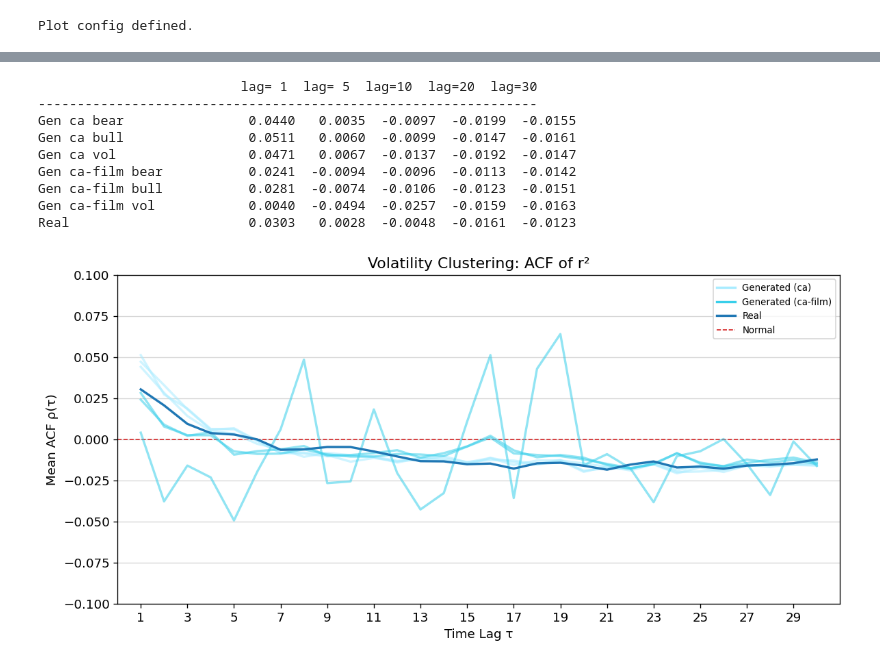
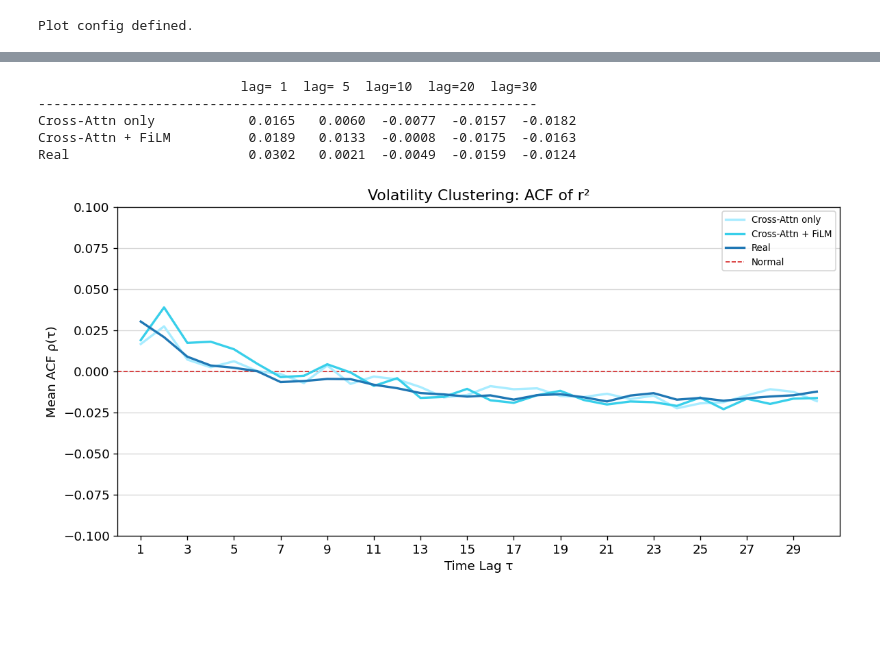
Before and after one commit to AHHHHHH0-0/Extending-CoFinDiff, a Jupyter notebook: notebooks/eval/stylized_facts.ipynb, the cells around one changed output, grey strips where cells are left out. Saved outputs shown, nothing was run; the diff lists cells and outputs as text; code cells hidden in the pictures; blank space fills up the shorter version.

```diff
--- a/notebooks/eval/stylized_facts.ipynb
+++ b/notebooks/eval/stylized_facts.ipynb
@@ -212,29 +193,31 @@ Normal (ref)                 -1.6449      1.6449      3.2897
 
 x_grid = np.linspace(-6, 6, 500)
 
-# KDE curves
-kde_gen = {
-    (model, cond_key): gaussian_kde(flat_gen[(model, cond_key)], bw_method='scott')(x_grid)
-    for model, cond_key in gen_keys
-}
-kde_real = gaussian_kde(flat_real, bw_method='scott')(x_grid)
+# KDE curves (pooled per model)
+kde_gen = {}
+for model in MODEL_ORDER:
+    gen = flat_gen[model]
+    gen = (gen - gen.mean()) / gen.std()
+    kde_gen[model] = gaussian_kde(gen, bw_method='scott')(x_grid)
+real = (flat_real - flat_real.mean()) / flat_real.std()
+kde_real = gaussian_kde(real, bw_method='scott')(x_grid)
 pdf_norm = norm.pdf(x_grid)
 
 # Plot
 fig, axes = plt.subplots(1, 2, figsize=(10, 5), sharey=False)
 for ax, yscale in zip(axes, ['linear', 'log']):
     # Generated
-    for model, cond_key in gen_keys:
+    for model in MODEL_ORDER:
         color = C_GEN_CA if model == 'ca' else C_GEN_CAFILM
-        ax.plot(x_grid, kde_gen[(model, cond_key)], color=color, lw=2, alpha=0.55)
+        ax.plot(x_grid, kde_gen[model], color=color, lw=2)
     # Real
     ax.plot(x_grid, kde_real, color=C_REAL, lw=2)
     # Normal
     ax.plot(x_grid, pdf_norm, color=C_NORMAL, linestyle='--', linewidth=1.0)
 
     # Legend
-    generated_ca_handle = Line2D([0], [0], color=C_GEN_CA, lw=2, label='Generated (ca)')
-    generated_cafilm_handle = Line2D([0], [0], color=C_GEN_CAFILM, lw=2, label='Generated (ca-film)')
+    generated_ca_handle = Line2D([0], [0], color=C_GEN_CA, lw=2, label=MODEL_LABELS['ca'])
+    generated_cafilm_handle = Line2D([0], [0], color=C_GEN_CAFILM, lw=2, label=MODEL_LABELS['ca-film'])
     real_handle = Line2D([0], [0], color=C_REAL, lw=2, label='Real')
     normal_handle = Line2D([0], [0], color=C_NORMAL, linestyle='--', linewidth=1.0, label='Normal')
 
@@ -266,8 +249,8 @@ TABLE_LAGS = [1, 5, 10, 20, 30]
 
 # ACF values
 acf_gen_tbl = {
-    (model, cond_key): acf_squared(gen_data[model][cond_key]['samples'], TABLE_LAGS)
-    for model, cond_key in gen_keys
+    model: acf_squared(gen_data[model], TABLE_LAGS)
+    for model in MODEL_ORDER
 }
 acf_real_tbl = acf_squared(real_np, TABLE_LAGS)
 
@@ -275,9 +258,9 @@ acf_real_tbl = acf_squared(real_np, TABLE_LAGS)
 header = f"{'':24s}" + "".join(f"  lag={l:>2d}" for l in TABLE_LAGS)
 print(header)
 print("-" * len(header))
-for model, cond_key in gen_keys:
-    label = f"Gen {model} {cond_key}"
-    vals = acf_gen_tbl[(model, cond_key)]
+for model in MODEL_ORDER:
+    label = MODEL_LABELS[model]
+    vals = acf_gen_tbl[model]
     row = f"{label:24s}" + "".join(f"  {v:>7.4f}" for v in vals)
     print(row)
 
@@ -286,13 +269,9 @@ print(row)
 # %% [output]
                           lag= 1  lag= 5  lag=10  lag=20  lag=30
 ----------------------------------------------------------------
-Gen ca bear                0.0440   0.0035  -0.0097  -0.0199  -0.0155
-Gen ca bull                0.0511   0.0060  -0.0099  -0.0147  -0.0161
-Gen ca vol                 0.0471   0.0067  -0.0137  -0.0192  -0.0147
-Gen ca-film bear           0.0241  -0.0094  -0.0096  -0.0113  -0.0142
-Gen ca-film bull           0.0281  -0.0074  -0.0106  -0.0123  -0.0151
-Gen ca-film vol            0.0040  -0.0494  -0.0257  -0.0159  -0.0163
-Real                       0.0303   0.0028  -0.0048  -0.0161  -0.0123
+Cross-Attn only            0.0165   0.0060  -0.0077  -0.0157  -0.0182
+Cross-Attn + FiLM          0.0189   0.0133  -0.0008  -0.0175  -0.0163
+Real                       0.0302   0.0021  -0.0049  -0.0159  -0.0124
 # %%
 """
 2.2 - ACF plot.
@@ -302,38 +281,38 @@ ALL_LAGS = np.arange(1, 31)
 
 # ACF values
 acf_gen_full = {
-    (model, cond_key): acf_squared(gen_data[model][cond_key]['samples'], ALL_LAGS)
-    for model, cond_key in gen_keys
+    model: acf_squared(gen_data[model], ALL_LAGS)
+    for model in MODEL_ORDER
 }
 acf_real_full = acf_squared(real_np, ALL_LAGS)
 
 # Plot
 fig, ax = plt.subplots(figsize=(10, 5))
 ax.axhline(0, color=C_NORMAL, linestyle='--', linewidth=1.0)
-for model, cond_key in gen_keys:
+for model in MODEL_ORDER:
     color = C_GEN_CA if model == 'ca' else C_GEN_CAFILM
-    ax.plot(ALL_LAGS, acf_gen_full[(model, cond_key)], color=color, lw=2, alpha=0.55)
+    ax.plot(ALL_LAGS, acf_gen_full[model], color=color, lw=2)
 ax.plot(ALL_LAGS, acf_real_full, color=C_REAL, lw=2)
 
 # Legend
-generated_ca_handle = Line2D([0], [0], color=C_GEN_CA, lw=2, label='Generated (ca)')
-generated_cafilm_handle = Line2D([0], [0], color=C_GEN_CAFILM, lw=2, label='Generated (ca-film)')
+generated_ca_handle = Line2D([0], [0], color=C_GEN_CA, lw=2, label=MODEL_LABELS['ca'])
+generated_cafilm_handle = Line2D([0], [0], color=C_GEN_CAFILM, lw=2, label=MODEL_LABELS['ca-film'])
 real_handle = Line2D([0], [0], color=C_REAL, lw=2, label='Real')
 normal_handle = Line2D([0], [0], color=C_NORMAL, linestyle='--', linewidth=1.0, label='Normal')
 
 # Axis settings
 ax.set_xlabel('Time Lag τ')
 ax.set_ylabel('Mean ACF ρ(τ)')
 ax.set_title('Volatility Clustering: ACF of r²')
 ax.set_xlim(0, 31)
 ax.set_xticks(np.arange(1, 31, 2))
 ax.set_ylim(-0.1, 0.1)
 ax.legend(handles=[generated_ca_handle, generated_cafilm_handle, real_handle, normal_handle], fontsize=8)
 ax.grid(axis='y', alpha=0.5)
 
 # Plot and save
 plt.tight_layout()
 plt.savefig('../../figures/acf_curve.png')
 plt.show()
 # %% [output]
-[figure, old version]
+[figure, new version]
```
Also changed, not shown: parts of 5 cells of this notebook, 3 other files.
